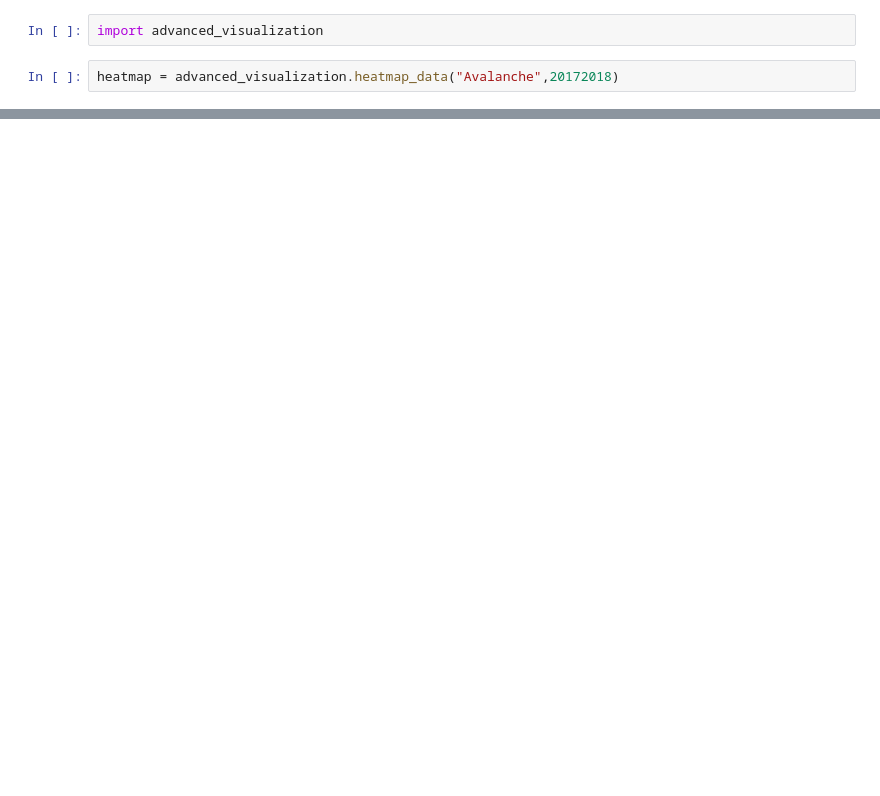
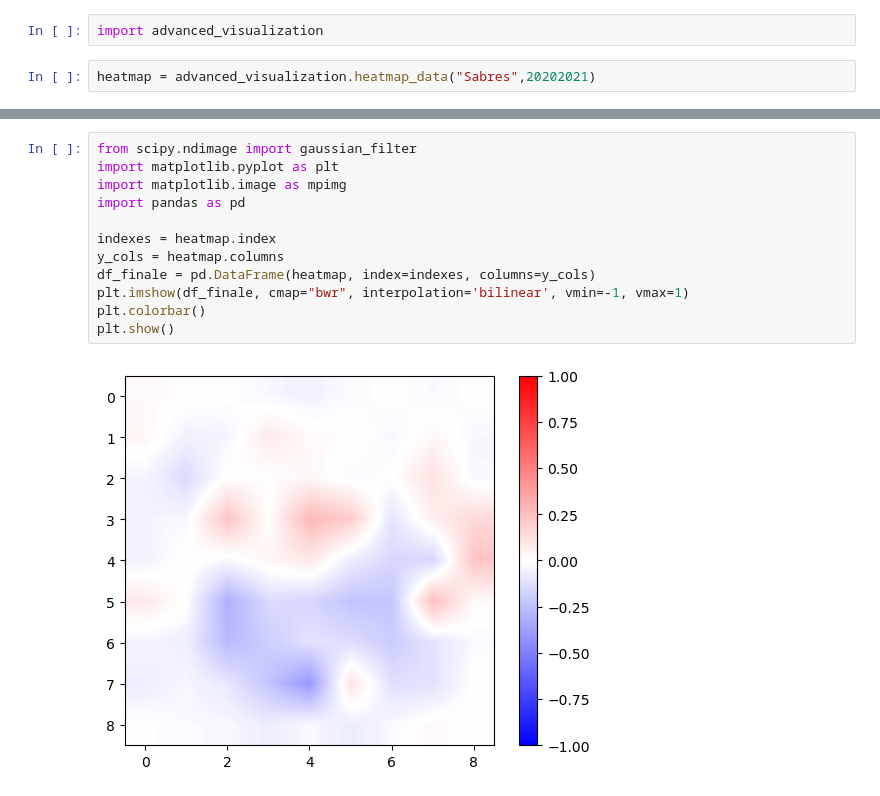
Before and after one commit to d1amondb0t/ift-6758-m1, a Jupyter notebook: ift6758/data/adv_viz2.ipynb, the cells around one changed output, grey strips where cells are left out. Cells and saved outputs as stored; diff of their text form; blank space fills up the shorter version.

```diff
--- a/ift6758/data/adv_viz2.ipynb
+++ b/ift6758/data/adv_viz2.ipynb
@@ -1,4 +1,4 @@
 # %%
 import advanced_visualization
 # %%
-heatmap = advanced_visualization.heatmap_data("Avalanche",20172018)
+heatmap = advanced_visualization.heatmap_data("Sabres",20202021)
@@ -9,0 +19,14 @@ KeyError: 'sr/h_x'
+# %%
+from scipy.ndimage import gaussian_filter
+import matplotlib.pyplot as plt
+import matplotlib.image as mpimg
+import pandas as pd
+
+indexes = heatmap.index
+y_cols = heatmap.columns
+df_finale = pd.DataFrame(heatmap, index=indexes, columns=y_cols)
+plt.imshow(df_finale, cmap="bwr", interpolation='bilinear', vmin=-1, vmax=1)
+plt.colorbar()
+plt.show()
+# %% [output]
+[figure, added]
```
Also changed, not shown: parts of 2 cells of this notebook, 1 other file.
